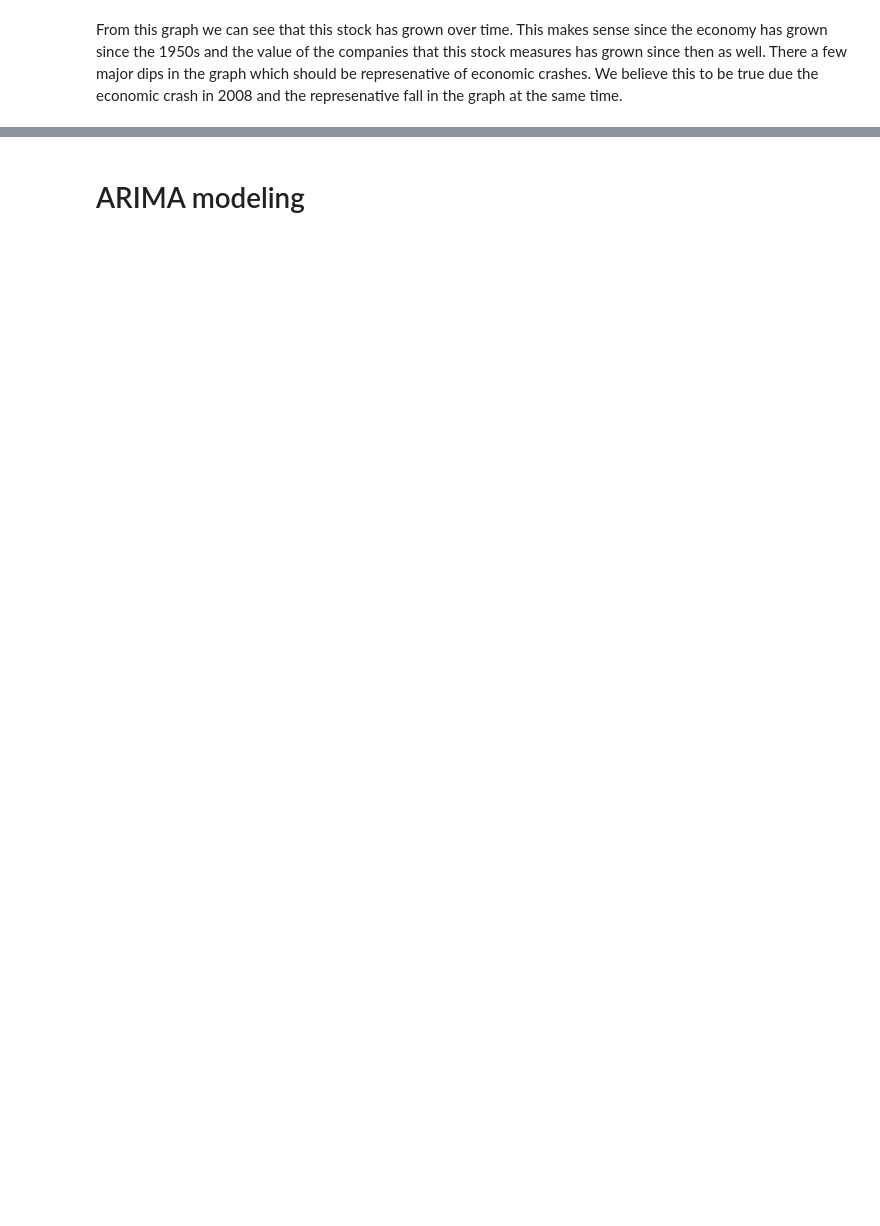
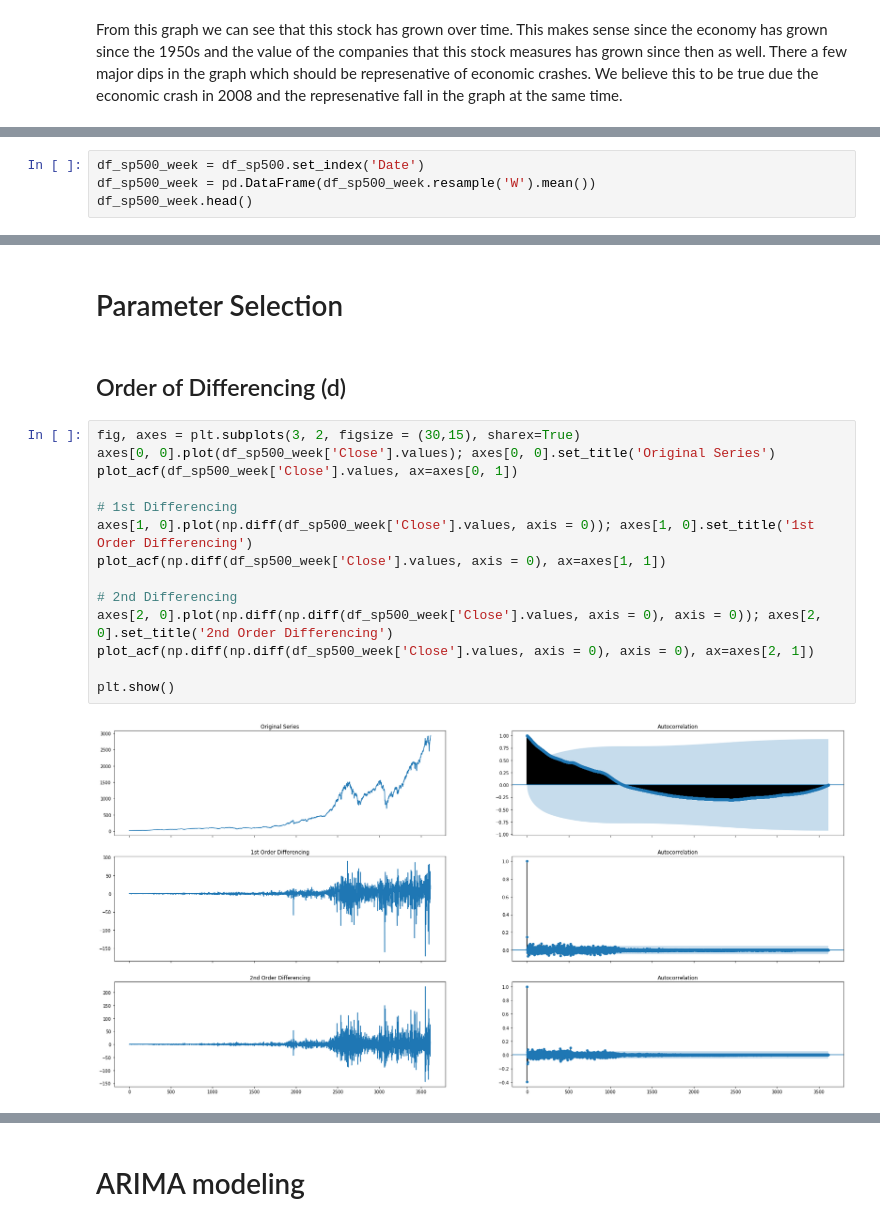
Before and after one commit to Allen-Z-4230/FutureGas, a Jupyter notebook: future_gas_folder/S&P500 Explore.ipynb, the cells around one changed output, grey strips where cells are left out. Cells and saved outputs as stored; diff of their text form; blank space fills up the shorter version.

```diff
--- a/future_gas_folder/S&P500 Explore.ipynb
+++ b/future_gas_folder/S&P500 Explore.ipynb
@@ -84,0 +86,4 @@ From this autocorrelation plot we can see that with a lag of about 500 - 1000 th
+# %%
+df_sp500_week = df_sp500.set_index('Date')
+df_sp500_week = pd.DataFrame(df_sp500_week.resample('W').mean())
+df_sp500_week.head()
@@ -84,0 +98,20 @@ From this autocorrelation plot we can see that with a lag of about 500 - 1000 th
+# %% [markdown]
+# Parameter Selection
+# %% [markdown]
+## Order of Differencing  (d)
+# %%
+fig, axes = plt.subplots(3, 2, figsize = (30,15), sharex=True)
+axes[0, 0].plot(df_sp500_week['Close'].values); axes[0, 0].set_title('Original Series')
+plot_acf(df_sp500_week['Close'].values, ax=axes[0, 1])
+
+# 1st Differencing
+axes[1, 0].plot(np.diff(df_sp500_week['Close'].values, axis = 0)); axes[1, 0].set_title('1st Order Differencing')
+plot_acf(np.diff(df_sp500_week['Close'].values, axis = 0), ax=axes[1, 1])
+
+# 2nd Differencing
+axes[2, 0].plot(np.diff(np.diff(df_sp500_week['Close'].values, axis = 0), axis = 0)); axes[2, 0].set_title('2nd Order Differencing')
+plot_acf(np.diff(np.diff(df_sp500_week['Close'].values, axis = 0), axis = 0), ax=axes[2, 1])
+
+plt.show()
+# %% [output]
+[figure, added]
```
Also changed, not shown: parts of 42 cells of this notebook.
